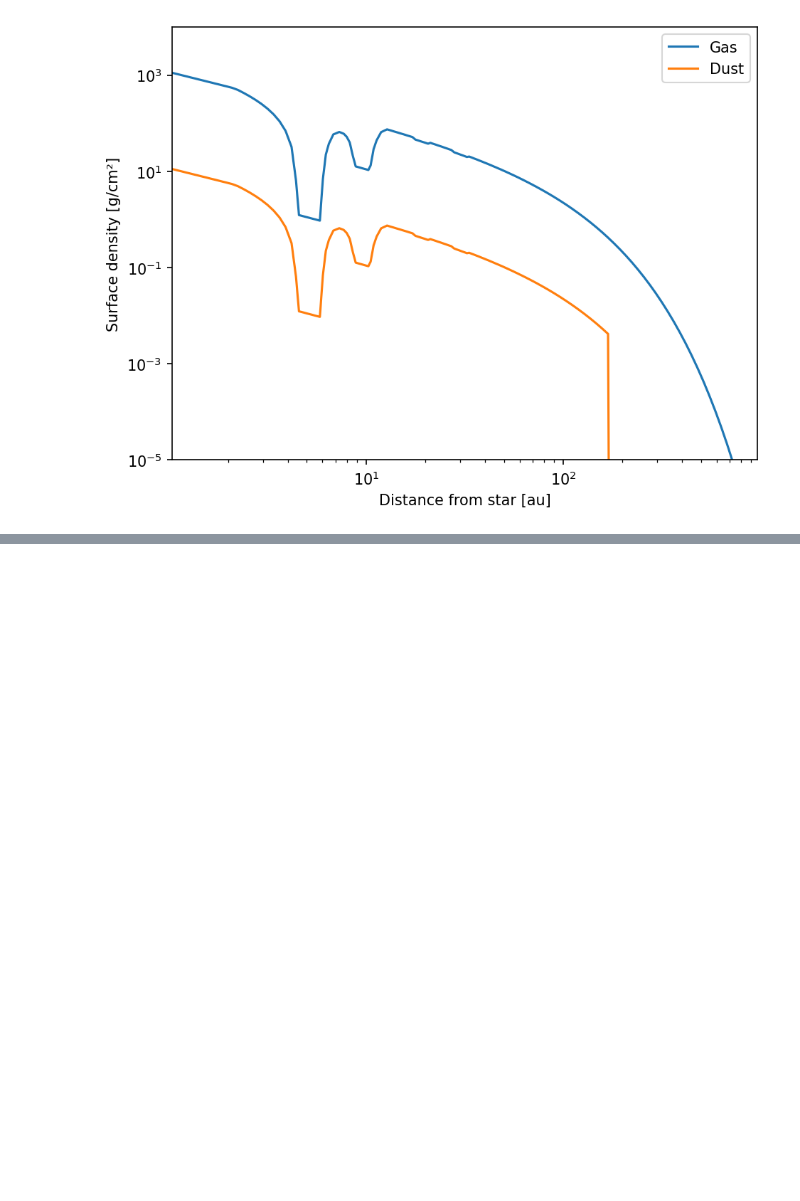
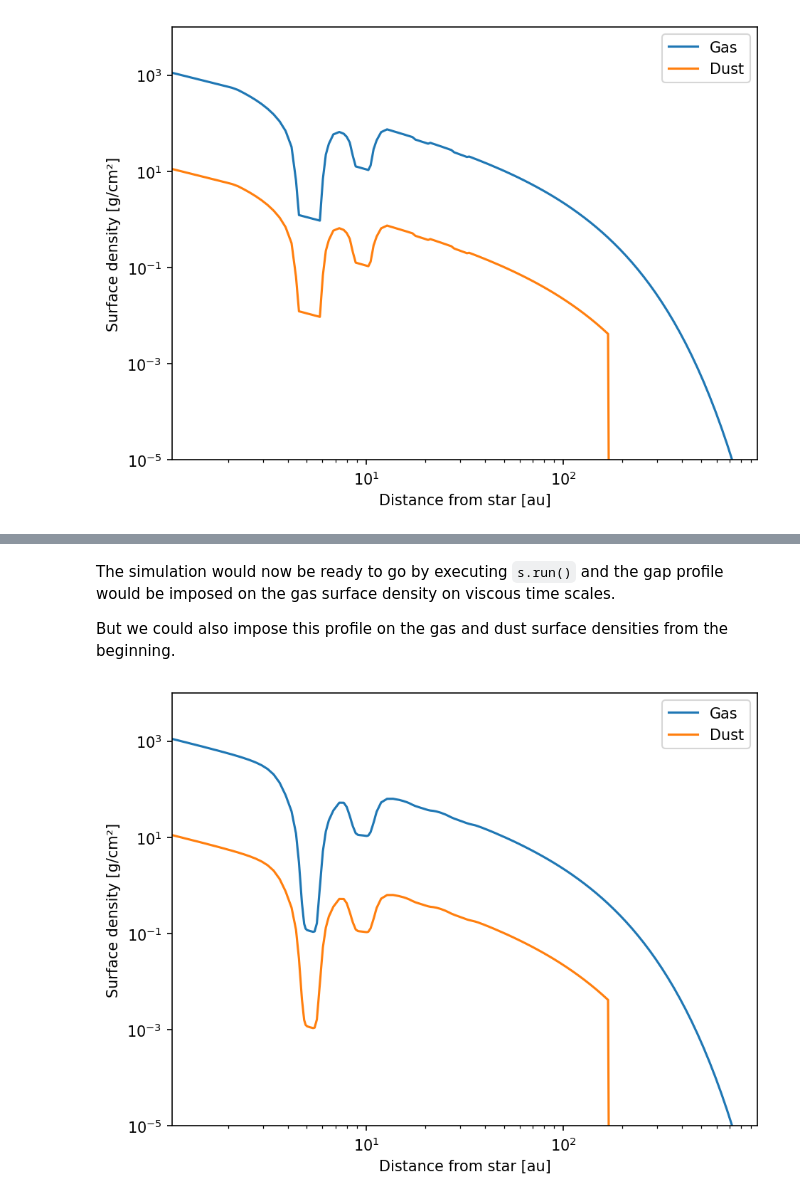
Before and after one commit to stammler/dustpylib, a Jupyter notebook: examples/substructures/planetary_gaps.ipynb, the cells around one changed output, grey strips where cells are left out. Drawn from its saved outputs; the diff is of its cells as text; code cells hidden in the pictures; blank space fills up the shorter version.

```diff
--- a/examples/substructures/planetary_gaps.ipynb
+++ b/examples/substructures/planetary_gaps.ipynb
@@ -151,0 +251,19 @@ fig.tight_layout()
+# %% [markdown]
+The simulation would now be ready to go by executing `s.run()` and the gap profile would be imposed on the gas surface density on viscous time scales.
+
+But we could also impose this profile on the gas and dust surface densities from the beginning.
+# %%
+s.gas.Sigma[...] /= s.gas.alpha/alpha0
+s.dust.Sigma[...] /= (s.gas.alpha/alpha0)[:, None]
+# %%
+fig, ax = plt.subplots()
+ax.loglog(s.grid.r/c.au, s.gas.Sigma, label="Gas")
+ax.loglog(s.grid.r/c.au, s.dust.Sigma.sum(-1), label="Dust")
+ax.set_xlim(s.grid.r[0]/c.au, s.grid.r[-1]/c.au)
+ax.set_ylim(1.e-5, 1.e4)
+ax.set_xlabel("Distance from star [au]")
+ax.set_ylabel("Surface density [g/cm²]")
+ax.legend()
+fig.tight_layout()
+# %% [output]
+[figure, added]
```
Also changed, not shown: parts of 38 cells of this notebook, 2 other files.
